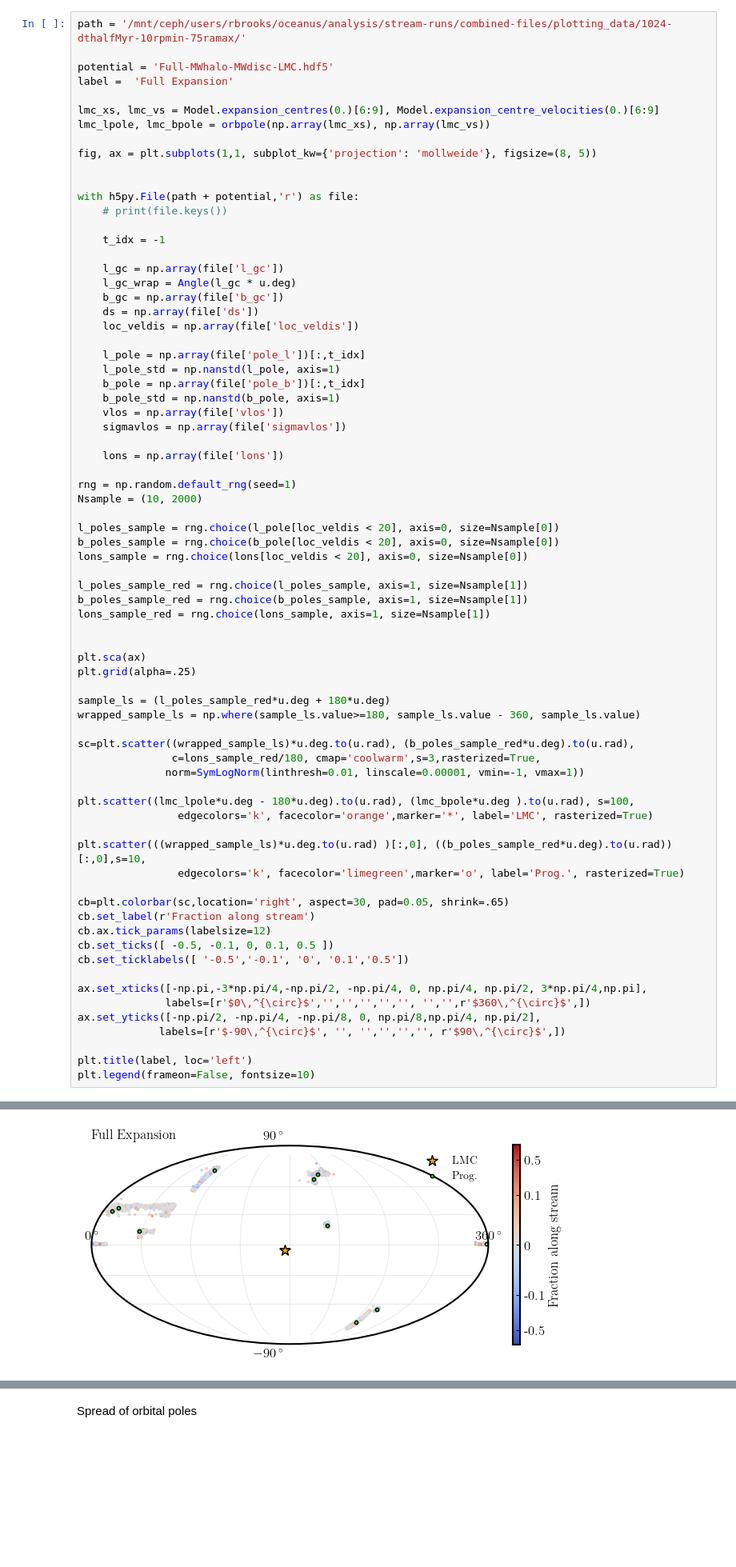
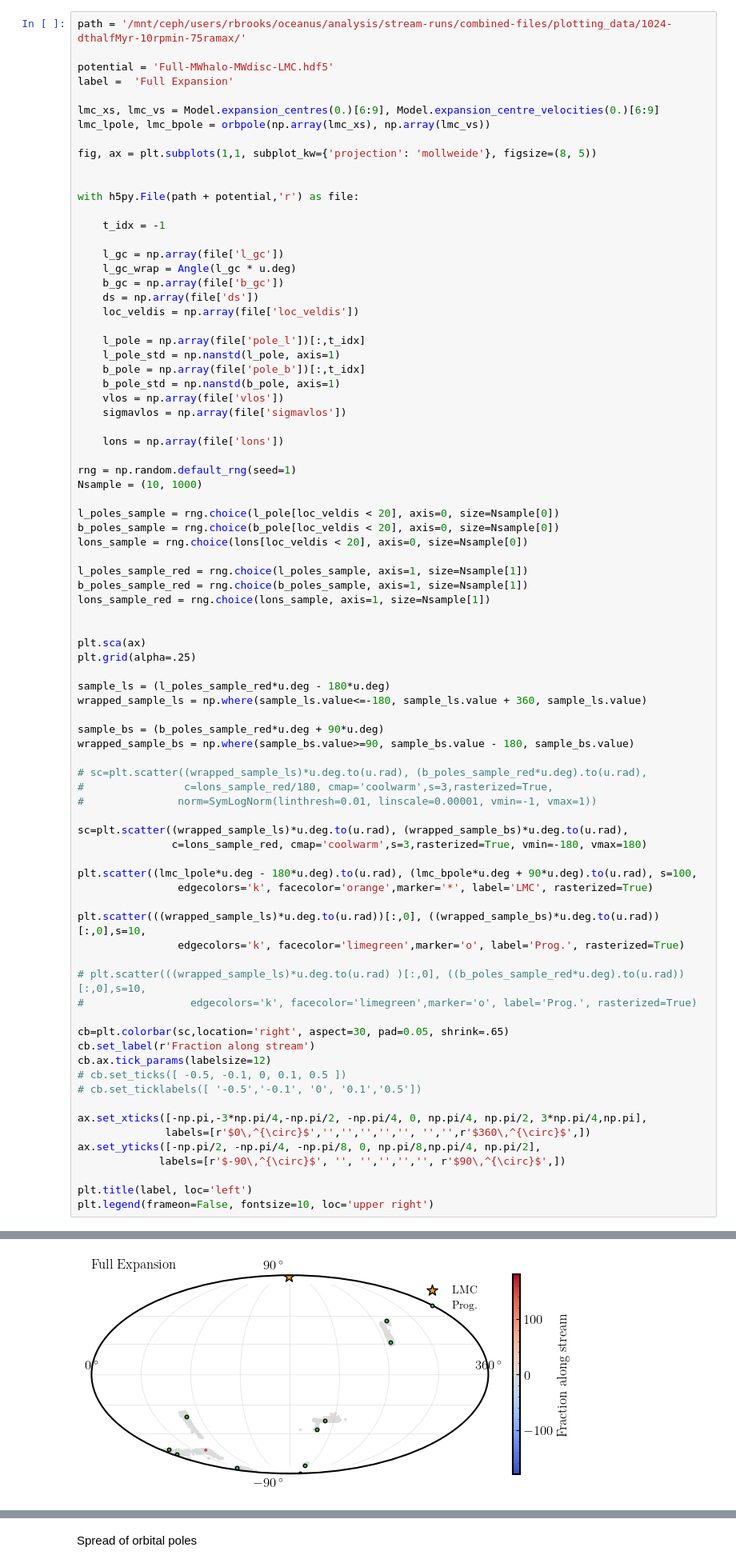
Before and after one commit to dc-broo3/oceanus, a Jupyter notebook: analysis/mollewideplots.ipynb, the cells around one changed output, grey strips where cells are left out. Shown at 80% size. Cells and saved outputs as stored; diff of their text form; blank space fills up the shorter version.

```diff
--- a/analysis/mollewideplots.ipynb
+++ b/analysis/mollewideplots.ipynb
@@ -175,7 +198,6 @@ fig, ax = plt.subplots(1,1, subplot_kw={'projection': 'mollweide'}, figsize=(8,
 
 
 with h5py.File(path + potential,'r') as file:
-    # print(file.keys())
 
     t_idx = -1
 
@@ -195,46 +217,55 @@ with h5py.File(path + potential,'r') as file:
     lons = np.array(file['lons'])
 
 rng = np.random.default_rng(seed=1)
-Nsample = (10, 2000)
+Nsample = (10, 1000)
 
 l_poles_sample = rng.choice(l_pole[loc_veldis < 20], axis=0, size=Nsample[0])
 b_poles_sample = rng.choice(b_pole[loc_veldis < 20], axis=0, size=Nsample[0])
 lons_sample = rng.choice(lons[loc_veldis < 20], axis=0, size=Nsample[0])
 
 l_poles_sample_red = rng.choice(l_poles_sample, axis=1, size=Nsample[1])
 b_poles_sample_red = rng.choice(b_poles_sample, axis=1, size=Nsample[1])
 lons_sample_red = rng.choice(lons_sample, axis=1, size=Nsample[1])
 
 
 plt.sca(ax)
 plt.grid(alpha=.25)
 
-sample_ls = (l_poles_sample_red*u.deg + 180*u.deg)
-wrapped_sample_ls = np.where(sample_ls.value>=180, sample_ls.value - 360, sample_ls.value)
+sample_ls = (l_poles_sample_red*u.deg - 180*u.deg)
+wrapped_sample_ls = np.where(sample_ls.value<=-180, sample_ls.value + 360, sample_ls.value)
 
-sc=plt.scatter((wrapped_sample_ls)*u.deg.to(u.rad), (b_poles_sample_red*u.deg).to(u.rad),
-               c=lons_sample_red/180, cmap='coolwarm',s=3,rasterized=True,
-              norm=SymLogNorm(linthresh=0.01, linscale=0.00001, vmin=-1, vmax=1))
+sample_bs = (b_poles_sample_red*u.deg + 90*u.deg)
+wrapped_sample_bs = np.where(sample_bs.value>=90, sample_bs.value - 180, sample_bs.value)
 
-plt.scatter((lmc_lpole*u.deg - 180*u.deg).to(u.rad), (lmc_bpole*u.deg ).to(u.rad), s=100,
+# sc=plt.scatter((wrapped_sample_ls)*u.deg.to(u.rad), (b_poles_sample_red*u.deg).to(u.rad),
+#                c=lons_sample_red/180, cmap='coolwarm',s=3,rasterized=True,
+#               norm=SymLogNorm(linthresh=0.01, linscale=0.00001, vmin=-1, vmax=1))
+
+sc=plt.scatter((wrapped_sample_ls)*u.deg.to(u.rad), (wrapped_sample_bs)*u.deg.to(u.rad),
+               c=lons_sample_red, cmap='coolwarm',s=3,rasterized=True, vmin=-180, vmax=180)
+
+plt.scatter((lmc_lpole*u.deg - 180*u.deg).to(u.rad), (lmc_bpole*u.deg + 90*u.deg).to(u.rad), s=100,
                 edgecolors='k', facecolor='orange',marker='*', label='LMC', rasterized=True)
 
-plt.scatter(((wrapped_sample_ls)*u.deg.to(u.rad) )[:,0], ((b_poles_sample_red*u.deg).to(u.rad))[:,0],s=10,
+plt.scatter(((wrapped_sample_ls)*u.deg.to(u.rad))[:,0], ((wrapped_sample_bs)*u.deg.to(u.rad))[:,0],s=10,
                 edgecolors='k', facecolor='limegreen',marker='o', label='Prog.', rasterized=True)
+
+# plt.scatter(((wrapped_sample_ls)*u.deg.to(u.rad) )[:,0], ((b_poles_sample_red*u.deg).to(u.rad))[:,0],s=10,
+#                 edgecolors='k', facecolor='limegreen',marker='o', label='Prog.', rasterized=True)
 
 cb=plt.colorbar(sc,location='right', aspect=30, pad=0.05, shrink=.65)
 cb.set_label(r'Fraction along stream')
 cb.ax.tick_params(labelsize=12)
-cb.set_ticks([ -0.5, -0.1, 0, 0.1, 0.5 ])
-cb.set_ticklabels([ '-0.5','-0.1', '0', '0.1','0.5'])
+# cb.set_ticks([ -0.5, -0.1, 0, 0.1, 0.5 ])
+# cb.set_ticklabels([ '-0.5','-0.1', '0', '0.1','0.5'])
 
 ax.set_xticks([-np.pi,-3*np.pi/4,-np.pi/2, -np.pi/4, 0, np.pi/4, np.pi/2, 3*np.pi/4,np.pi],
               labels=[r'$0\,^{\circ}$','','','','','', '','',r'$360\,^{\circ}$',])
 ax.set_yticks([-np.pi/2, -np.pi/4, -np.pi/8, 0, np.pi/8,np.pi/4, np.pi/2],
              labels=[r'$-90\,^{\circ}$', '', '','','','', r'$90\,^{\circ}$',])
 
 plt.title(label, loc='left')
-plt.legend(frameon=False, fontsize=10)
+plt.legend(frameon=False, fontsize=10, loc='upper right')
 # %% [output]
 <matplotlib.legend.Legend at 0x...>
-[figure, old version]
+[figure, new version]
```
Also changed, not shown: parts of 8 cells of this notebook.
